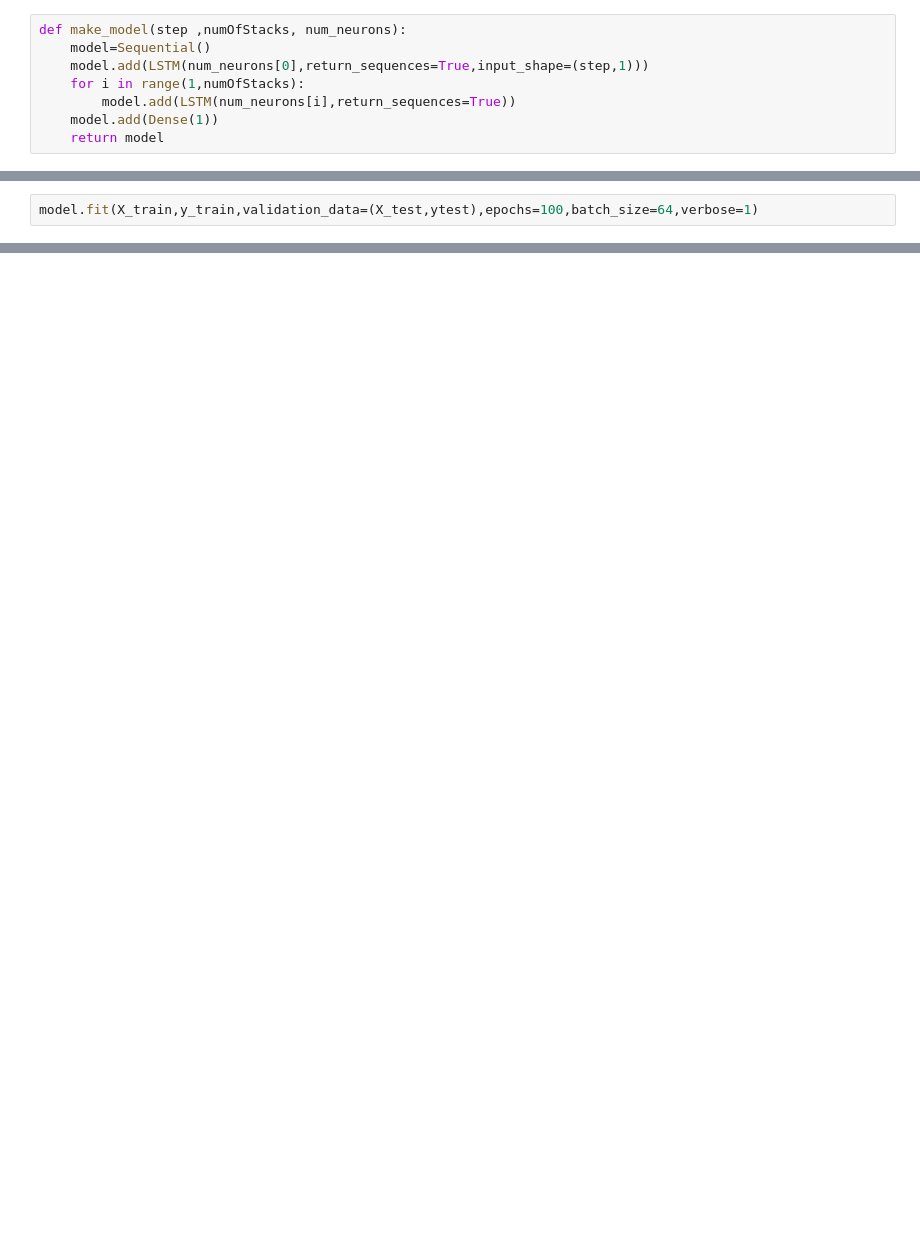
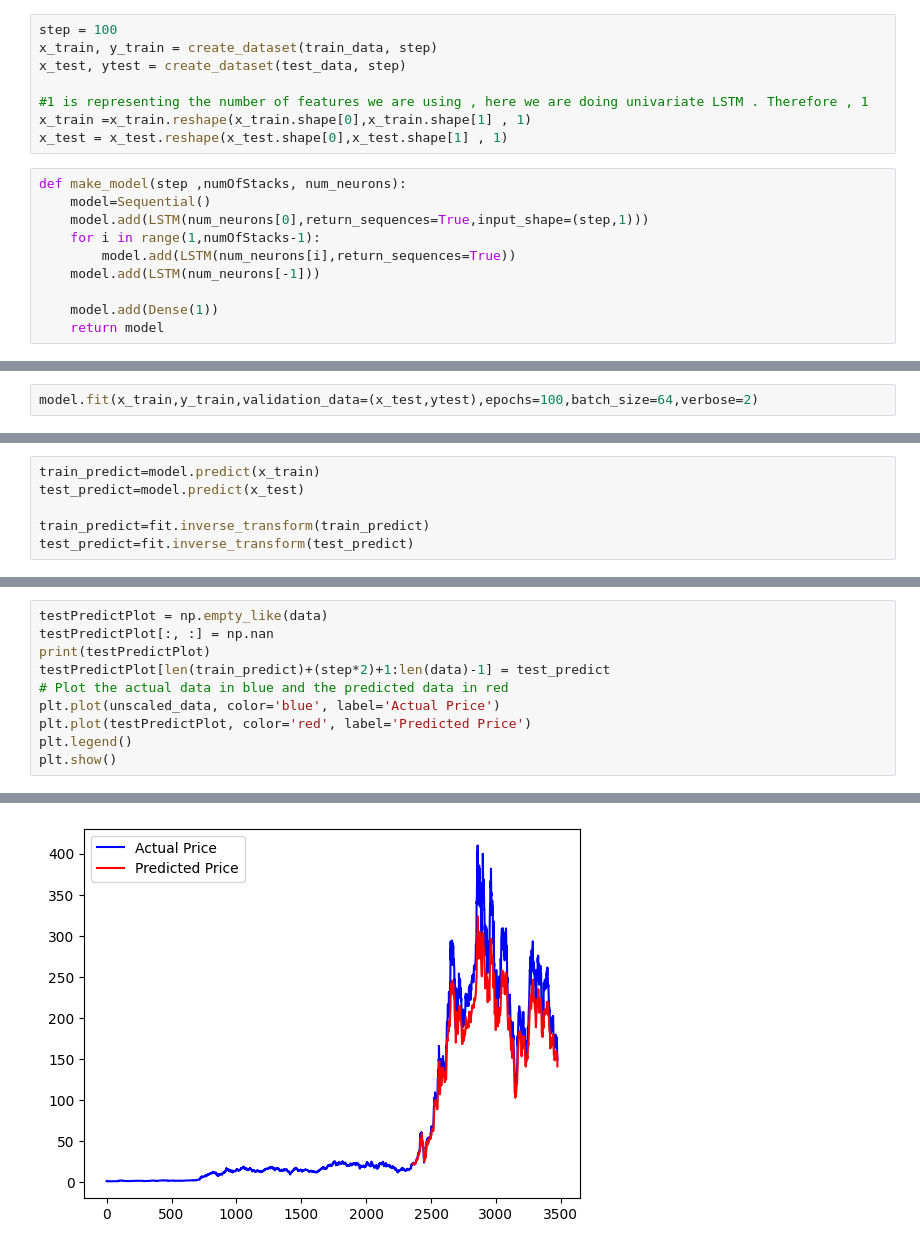
Before and after one commit to baljyot25/Stock-Predictor, a Jupyter notebook: StockPrediction.ipynb, the cells around one changed output, grey strips where cells are left out. Cells and saved outputs as stored; diff of their text form; blank space fills up the shorter version.

Commit message:
univariate lstm

```diff
--- a/StockPrediction.ipynb
+++ b/StockPrediction.ipynb
@@ -93,9 +59,19 @@ print(X_train.shape), print(y_train.shape)
+# %%
+step = 100
+x_train, y_train = create_dataset(train_data, step)
+x_test, ytest = create_dataset(test_data, step)
+
+#1 is representing the number of features we are using , here we are doing univariate LSTM . Therefore , 1
+x_train =x_train.reshape(x_train.shape[0],x_train.shape[1] , 1)
+x_test = x_test.reshape(x_test.shape[0],x_test.shape[1] , 1)
 # %%
 def make_model(step ,numOfStacks, num_neurons):
     model=Sequential()
     model.add(LSTM(num_neurons[0],return_sequences=True,input_shape=(step,1)))
-    for i in range(1,numOfStacks):
+    for i in range(1,numOfStacks-1):
         model.add(LSTM(num_neurons[i],return_sequences=True))
+    model.add(LSTM(num_neurons[-1]))
+
     model.add(Dense(1))
     return model
 # %%
@@ -129,6 +100,6 @@ Trainable params: 72971 (285.04 KB)
 Non-trainable params: 0 (0.00 Byte)
 _________________________________________________________________
 # %%
-model.fit(X_train,y_train,validation_data=(X_test,ytest),epochs=100,batch_size=64,verbose=1)
+model.fit(x_train,y_train,validation_data=(x_test,ytest),epochs=100,batch_size=64,verbose=2)
 # %% [output]
 Epoch 1/100
@@ -153,0 +123,6 @@ def make_data(df,steps):
+# %%
+train_predict=model.predict(x_train)
+test_predict=model.predict(x_test)
+
+train_predict=fit.inverse_transform(train_predict)
+test_predict=fit.inverse_transform(test_predict)
@@ -153,0 +138,11 @@ def make_data(df,steps):
+# %%
+testPredictPlot = np.empty_like(data)
+testPredictPlot[:, :] = np.nan
+print(testPredictPlot)
+testPredictPlot[len(train_predict)+(step*2)+1:len(data)-1] = test_predict
+# Plot the actual data in blue and the predicted data in red
+plt.plot(unscaled_data, color='blue', label='Actual Price')
+plt.plot(testPredictPlot, color='red', label='Predicted Price')
+plt.legend()
+plt.show()
+# %% [output]
@@ -153,0 +156 @@ def make_data(df,steps):
+[figure, added]
```
Also changed, not shown: parts of 20 cells of this notebook.
